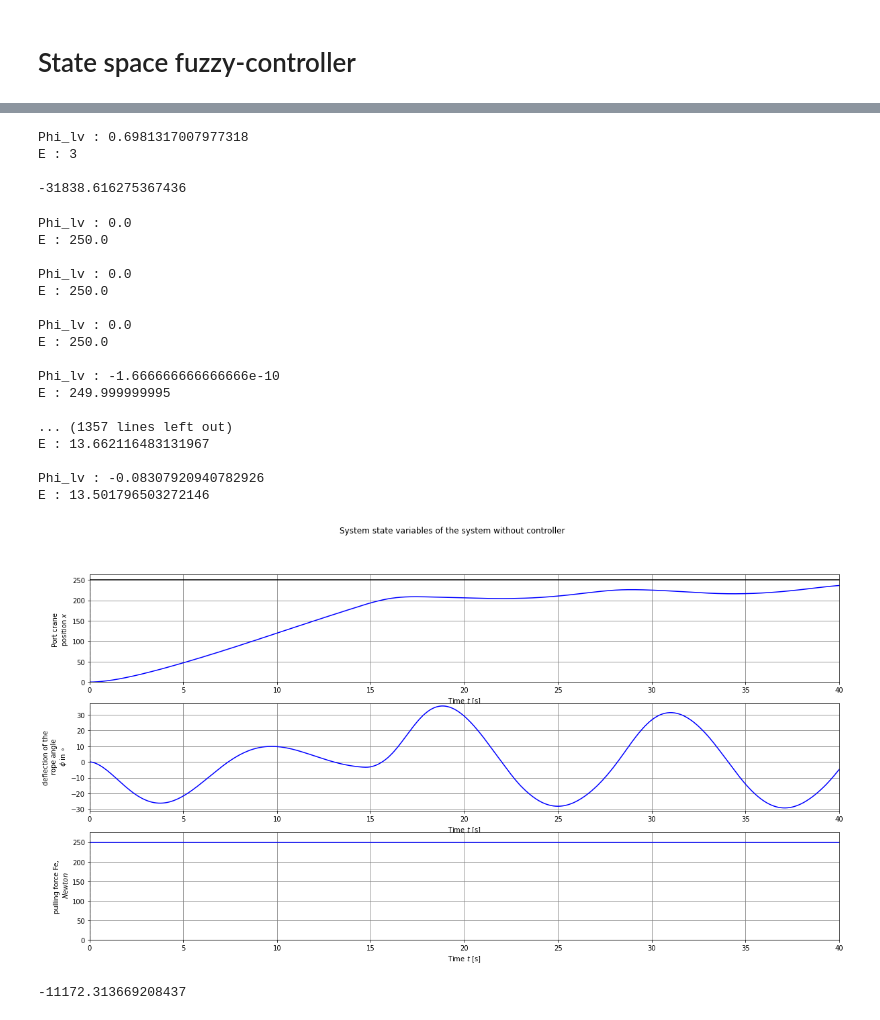
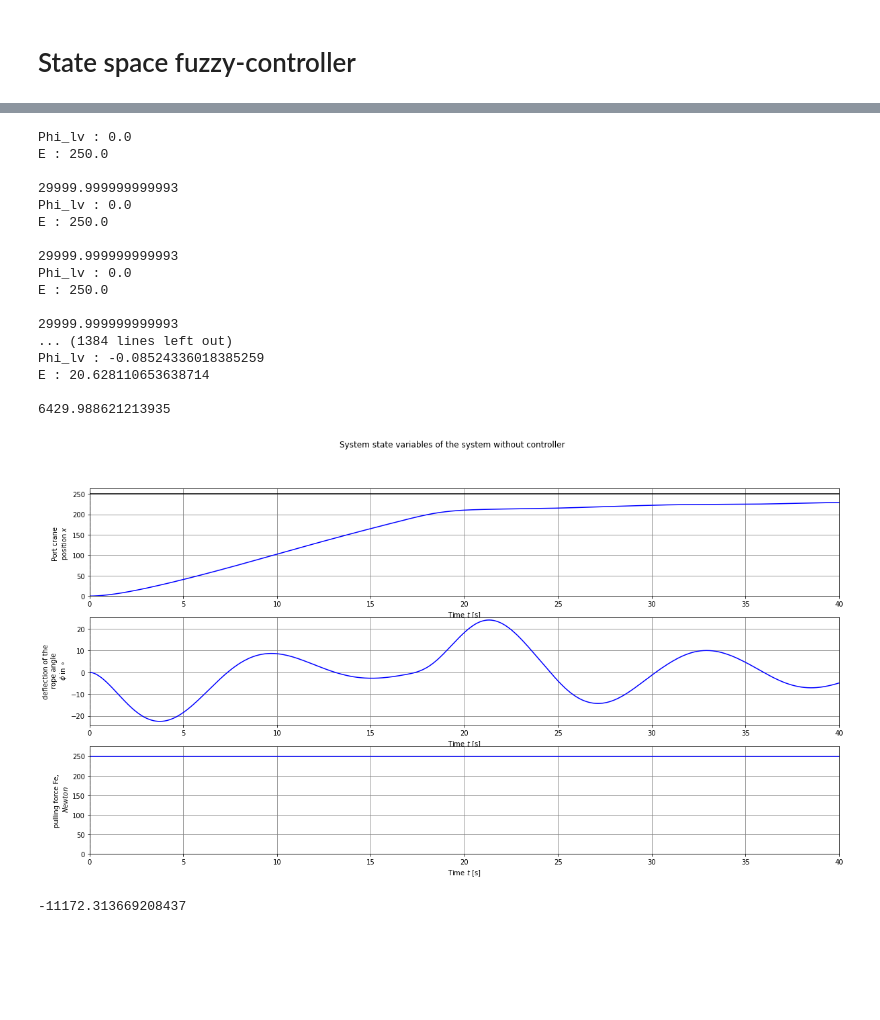
Before and after one commit to dvogureckiy99/Fuzzy, a Jupyter notebook: lab3.ipynb, the cells around one changed output, grey strips where cells are left out. Saved outputs shown, nothing was run; the diff lists cells and outputs as text; code cells hidden in the pictures; blank space fills up the shorter version.

```diff
--- a/lab3.ipynb
+++ b/lab3.ipynb
@@ -299,12 +283,11 @@ Fe_max=Fe_abs
 
 # New Antecedent/Consequent objects hold universe variables and
 # continues membership functions
-Nin=1000# count of point for input universe
-Nout=1000 # count of point for output universe
+N=10000 # count of point for the universe
 E_delta=0.25 # coefficient of reflaction x coordinate from x_zad in x_zad percentage
-E = ctrl.Antecedent(np.linspace(-x_zad, x_zad, int(Nout+1)), 'E') # input in m with
-Phi_lv = ctrl.Antecedent(np.linspace(-40*math.pi/180, 40*math.pi/180, int(Nout+1)), 'Phi_lv') # in rad
-Fe_lv = ctrl.Consequent(np.linspace(Fe_min, Fe_max, int(Nout+1)), 'Fe_lv')
+E = ctrl.Antecedent(np.linspace(-x_zad, x_zad, int(N+1)), 'E') # input in m with
+Phi_lv = ctrl.Antecedent(np.linspace(-40*math.pi/180, 40*math.pi/180, int(N+1)), 'Phi_lv') # in rad
+Fe_lv = ctrl.Consequent(np.linspace(Fe_min, Fe_max, int(N+1)), 'Fe_lv')
 
 # Custom membership functions can be built interactively with a familiar,
 # Pythonic API
@@ -313,9 +296,14 @@ cuantE = ['NEAR','FARR','FARL']
 E[cuantE[0]] = fuzz.trimf(E.universe, [-E_delta*x_zad, 0, E_delta*x_zad])
 E[cuantE[1]] = fuzz.trimf(E.universe, [0,x_zad,x_zad])
 E[cuantE[2]] = fuzz.trimf(E.universe, [-x_zad,-x_zad,0])
+Fe_lv[cuant[0]] = fuzz.trimf(Fe_lv.universe, [Fe_min,Fe_min,Fe_min*0.25])
+Fe_lv[cuant[1]] = fuzz.trimf(Fe_lv.universe, [Fe_min*0.5,Fe_min*0.25,0])
+Fe_lv[cuant[2]] = fuzz.trimf(Fe_lv.universe, [Fe_min*0.25,0,Fe_max*0.25])
+Fe_lv[cuant[3]] = fuzz.trimf(Fe_lv.universe, [0,Fe_max*0.25,Fe_max*0.5])
+Fe_lv[cuant[4]] = fuzz.trimf(Fe_lv.universe, [Fe_max*0.25,Fe_max,Fe_max])
 # Auto-membership function population
 Phi_lv.automf(5,'cuant')
-Fe_lv.automf(5,'cuant')
+
 
 E.view()
 Phi_lv.view()
@@ -323,11 +311,11 @@ Fe_lv.view()
 
 #создание базы правил нечеткой системы
 #Fuzzy rules
-rule1 = ctrl.Rule(Phi_lv[cuant[0]] & E[cuantE[0]] , Fe_lv[cuant[4]])
+rule1 = ctrl.Rule(Phi_lv[cuant[0]] & E[cuantE[0]] , Fe_lv[cuant[3]])
 rule2 = ctrl.Rule(Phi_lv[cuant[1]] & E[cuantE[0]], Fe_lv[cuant[3]])
 rule3 = ctrl.Rule(Phi_lv[cuant[2]] & E[cuantE[0]], Fe_lv[cuant[2]])
 rule4 = ctrl.Rule(Phi_lv[cuant[3]] & E[cuantE[0]], Fe_lv[cuant[1]])
-rule5 = ctrl.Rule(Phi_lv[cuant[4]] & E[cuantE[0]], Fe_lv[cuant[0]])
+rule5 = ctrl.Rule(Phi_lv[cuant[4]] & E[cuantE[0]], Fe_lv[cuant[1]])
 rule6 = ctrl.Rule(E[cuantE[1]], Fe_lv[cuant[4]])
 rule7 = ctrl.Rule(E[cuantE[2]], Fe_lv[cuant[0]])
 
@@ -341,17 +329,3 @@ sys_sim = ctrl.ControlSystemSimulation(sys_ctrl)
-# %%
-#sys_sim.inputs(dict([('E',23),('Phi_lv',0.4)]))
-sys_sim.input['E'] = 3
-sys_sim.input['Phi_lv']=7
-
-#sys_sim.input['Phi_lv'] = 0.4  #ошибка по углу отклонения
-print(sys_sim.input)
-sys_sim.compute()
-print(sys_sim.output['Fe_lv'])
-# %% [output]
-Phi_lv : 0.6981317007977318
-E : 3
-
--31838.616275367436
 # %%
 #Input/ouput model for the object
 sys_object = ct.NonlinearIOSystem(port_crane_updfcn, port_crane_outfcn,
@@ -728,14 +702,13 @@ def input_output_response(
   sys._update_params(params)
 
   def ufun(t,x):
-    #global sys_sim
-    #print(t)
-    #print(sys_sim.input['E'])
-    sys_sim.input['E'] = x_zad[0]-x[0] #ошибка по координате
+    sys_sim.input['E'] = x_zad-x[0] #ошибка по координате
     sys_sim.input['Phi_lv'] = x[2]  #ошибка по углу отклонения
     print(sys_sim.input)
     sys_sim.compute()
-    return [sys_sim.output['Fe_lv']]
+    u=sys_sim.output['Fe_lv']
+    print(u)
+    return [u]
 
   # Create a lambda function for the right hand side
   def ivp_rhs(t, x):
@@ -778,14 +751,12 @@ time_application_of_force = 10
 
 T = np.linspace(0, time_interval_stop, (T_N))
 N_time_start_force = math.ceil((time_start_force/time_interval_stop)*(T_N))
-#x_zad=np.concatenate( ( np.zeros(N_time_start_force), np.ones(T_N-N_time_start_force) ) )
 #Fe = np.array([0])
 N_time_application_of_force = math.ceil((time_application_of_force/time_interval_stop)*(T_N))
 x_zad_en = x_zad*np.ones(T_N)
 
 sys_state = np.array([[0],[0],[0],[0]])
-#global sys_sim
-sys_state = input_output_response(sys_object, T, x_zad_en, sys_state[0:4,0],params={},Fuzzy_regulator=sys_sim)
+sys_state = input_output_response(sys_object, T, x_zad, sys_state[0:4,0],params={},Fuzzy_regulator=sys_sim)
 '''
 sys_state = np.array([[0],[0],[0],[0]]) # array for state variables of the object size=(4,TN+1) =[x,dx,phi,dphi]^T where dx ... ddphi are vectors
 temporary_state = np.array([[0],[0],[0],[0]])
@@ -815,41 +786,41 @@ for i in range(len(T)-1):
     if i==0:
       temporary_state = np.array(  [ dt*(sys_object.dynamics(T[i], sys_state[0:4,i], [Fe[i]])) ]  ).T
     else:
       temporary_state = np.array(  [ dt*(sys_object.dynamics(T[i], sys_state[0:4,i], [Fe[i]])) ]  + sys_state[0:4,i-1] ).T
 
     #temporary_state = np.array(  [ (sys_object._rhs(T[i], sys_state[0:4,i], [Fe[i]])) ]  ).T
     sys_state=np.append( sys_state,   temporary_state  , axis=1)
     '''
 
 #create graphics
 figsize=(20,10)
 plt.figure(figsize=figsize)
 subplots = system_dynamic_plot(sys_object, T, sys_state, u=x_zad_en,x_ref=x_zad,
          t_start_input=time_start_force, linetype='-b',fig_size=figsize)
 
 # Add title and legend
 plt.suptitle('System state variables of the system without controller')
 import matplotlib.lines as mlines
 pi_line = mlines.Line2D([], [], color='blue', linestyle='-', label='without controller')
 # %% [output]
 Phi_lv : 0.0
 E : 250.0
 
+29999.999999999993
 Phi_lv : 0.0
 E : 250.0
 
+29999.999999999993
 Phi_lv : 0.0
 E : 250.0
 
-Phi_lv : -1.666666666666666e-10
-E : 249.999999995
+29999.999999999993
+... (1384 lines left out)
+Phi_lv : -0.08524336018385259
+E : 20.628110653638714
 
-... (1357 lines left out)
-E : 13.662116483131967
-
-Phi_lv : -0.08307920940782926
-E : 13.501796503272146
+6429.988621213935
-[figure, old version]
+[figure, new version]
 # %%
 sys_sim.input['E'] = 0  #ошибка по координате
 sys_sim.input['Phi_lv'] =0.2  #ошибка по углу отклонения
```
Also changed, not shown: parts of 3 cells of this notebook.
